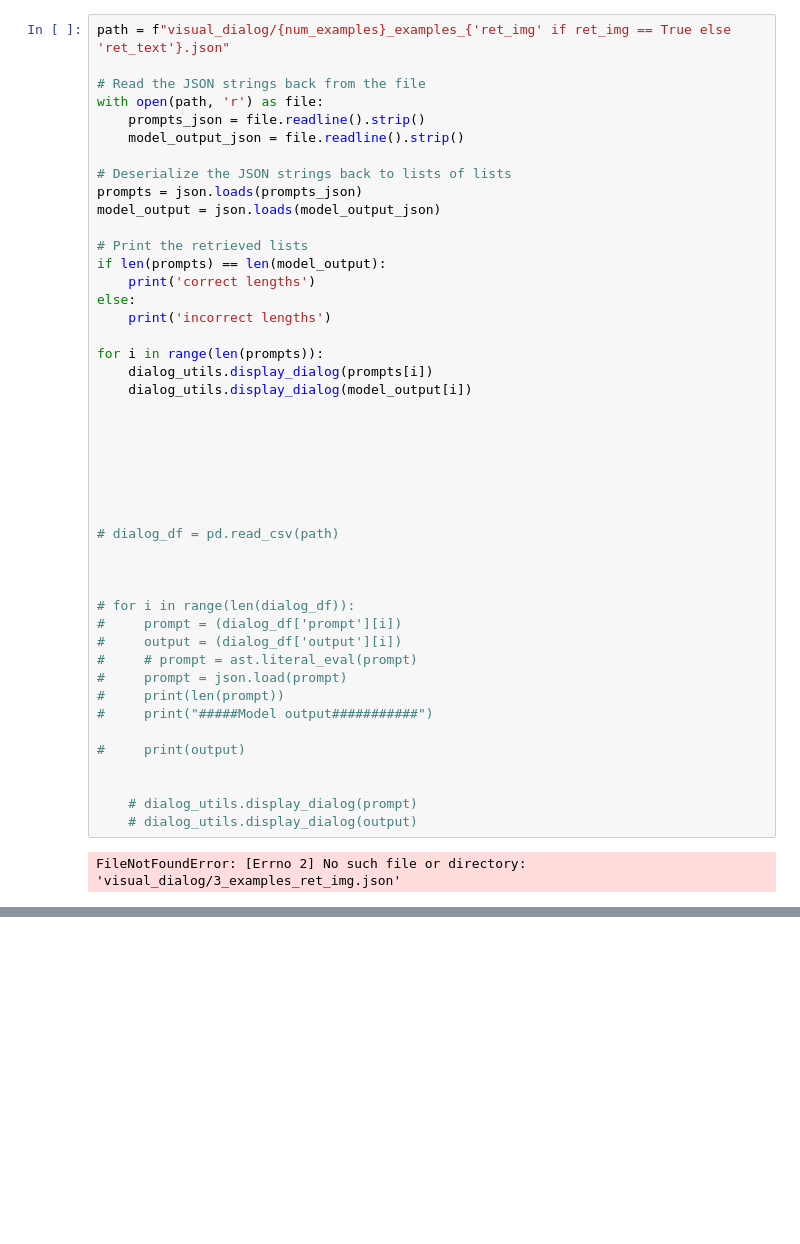
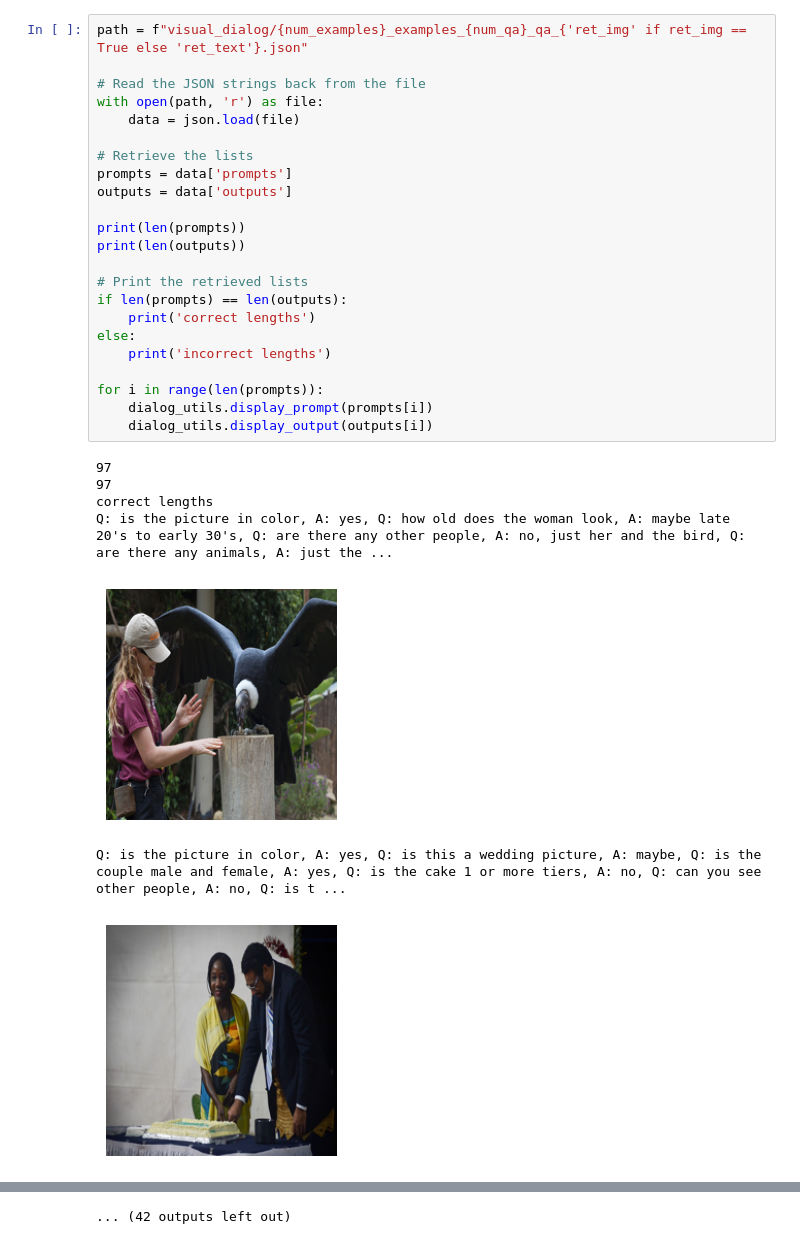
Before and after one commit to apostolikas/FROMAGe-Prompting-Strategies, a Jupyter notebook: dialog_analyze.ipynb, the cells around one changed output, grey strips where cells are left out. Saved outputs shown, nothing was run; the diff lists cells and outputs as text; blank space fills up the shorter version.

Commit message:
Files for handling visual dialog in fromage

```diff
--- a/dialog_analyze.ipynb
+++ b/dialog_analyze.ipynb
@@ -8,48 +10,32 @@ num_examples = 3
 ret_img = True
 # %%
-path = f"visual_dialog/{num_examples}_examples_{'ret_img' if ret_img == True else 'ret_text'}.json"
+path = f"visual_dialog/{num_examples}_examples_{num_qa}_qa_{'ret_img' if ret_img == True else 'ret_text'}.json"
 
 # Read the JSON strings back from the file
 with open(path, 'r') as file:
-    prompts_json = file.readline().strip()
-    model_output_json = file.readline().strip()
+    data = json.load(file)
 
-# Deserialize the JSON strings back to lists of lists
-prompts = json.loads(prompts_json)
-model_output = json.loads(model_output_json)
+# Retrieve the lists
+prompts = data['prompts']
+outputs = data['outputs']
+
+print(len(prompts))
+print(len(outputs))
 
 # Print the retrieved lists
-if len(prompts) == len(model_output):
+if len(prompts) == len(outputs):
     print('correct lengths')
 else:
     print('incorrect lengths')
 
 for i in range(len(prompts)):
-    dialog_utils.display_dialog(prompts[i])
-    dialog_utils.display_dialog(model_output[i])
-
-
-
-
-
-
-
-# dialog_df = pd.read_csv(path)
-
-
-
-# for i in range(len(dialog_df)):
-#     prompt = (dialog_df['prompt'][i])
-#     output = (dialog_df['output'][i])
-#     # prompt = ast.literal_eval(prompt)
-#     prompt = json.load(prompt)
-#     print(len(prompt))
-#     print("#####Model output###########")
-
-#     print(output)
-
-
-    # dialog_utils.display_dialog(prompt)
-    # dialog_utils.display_dialog(output)
+    dialog_utils.display_prompt(prompts[i])
+    dialog_utils.display_output(outputs[i])
 # %% [output]
-FileNotFoundError: [Errno 2] No such file or directory: 'visual_dialog/3_examples_ret_img.json'
+97
+97
+correct lengths
+Q: is the picture in color, A: yes, Q: how old does the woman look, A: maybe late 20's to early 30's, Q: are there any other people, A: no, just her and the bird, Q: are there any animals, A: just the ...
+[figure, added]
+Q: is the picture in color, A: yes, Q: is this a wedding picture, A: maybe, Q: is the couple male and female, A: yes, Q: is the cake 1 or more tiers, A: no, Q: can you see other people, A: no, Q: is t ...
+[figure, added]
@@ -55,0 +50 @@ FileNotFoundError: [Errno 2] No such file or directory: 'visual_dialog/3_example
+... (42 outputs left out)
```
Also changed, not shown: parts of 3 cells of this notebook, 13 other files.
